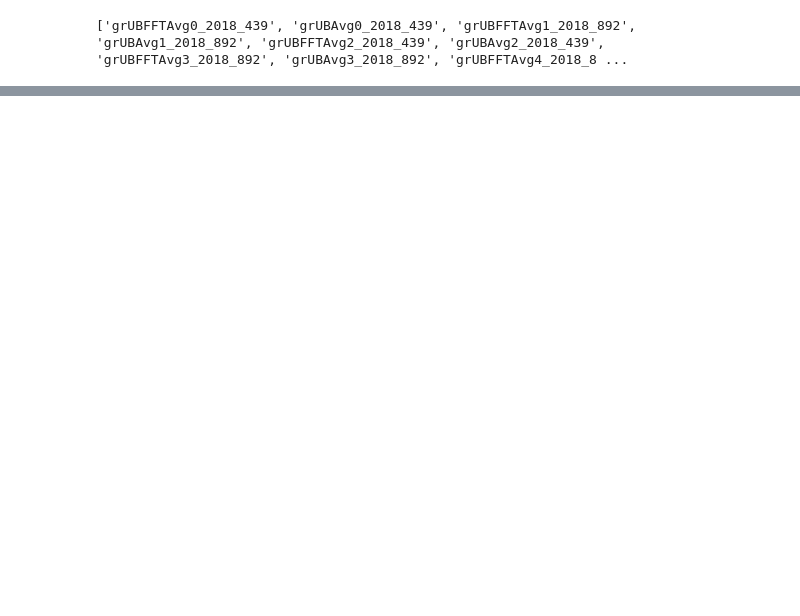
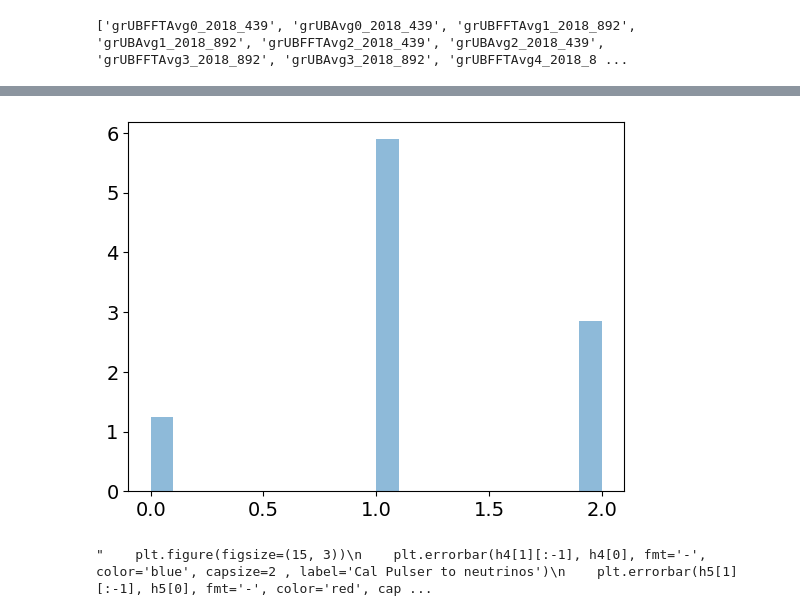
Before and after one commit to Teikiet/Monopoles_TK, a Jupyter notebook: Analyzing/Correlation.ipynb, the cells around one changed output, grey strips where cells are left out. Drawn from its saved outputs; the diff is of its cells as text; code cells hidden in the pictures; blank space fills up the shorter version.

```diff
--- a/Analyzing/Correlation.ipynb
+++ b/Analyzing/Correlation.ipynb
@@ -361,0 +234,68 @@ plt.show()
+# %%
+t = trace_mm_v
+P = []
+for i in range(len(t)):
+    P.append(t[i][0])
+plt.hist(P, bins=20, density=True, alpha=0.5, label="mm")
+
+t = trace_neu_v
+P = []
+for i in range(len(t)):
+    P.append(t[i][0])
+#plt.hist(P, bins=20, density=True, alpha=0.5, label="neu")
+# %% [output]
+[figure, added]
+# %%
+#V_pole channel:
+import numpy as np
+import matplotlib.pyplot as plt
+
+# Data for histograms
+
+def plot_corr(data1, data2, data3, data4, data5, data6, name):
+    # Create a figure and set up subplots
+    bin_edges = 100
+    # Plot the first histogram with log scale on y-axis
+    h1 = np.histogram(data1, bins=bin_edges, density=True)
+
+    h2 = np.histogram(data2, bins=bin_edges,  density=True)
+
+    h3 = np.histogram(data3, bins=bin_edges,   density=True)
+
+    h4 = np.histogram(data4, bins=bin_edges,   density=True)
+
+    h5 = np.histogram(data5, bins=bin_edges,   density=True)
+
+    h6 = np.histogram(data6, bins=bin_edges, density=True)
+    # Add labels and title to the figure
+    #plt.yscale('log')
+    # Show the plot
+    #plt.figure(figsize=(15, 3))
+    #plt.errorbar(h1[1][:-1], h1[0], fmt='-', color='blue', capsize=2, label='neutrinos to neutrinos ')
+    #plt.errorbar(h2[1][:-1], h2[0], fmt='-', color='red', capsize=2 , label='monopoles to monopoles')
+    plt.errorbar(h3[1][:-1], h3[0], fmt='-', capsize=2 , label=f'monopoles to neutrinos: {name}')
+    #plt.errorbar(h6[1][:-1], h6[0], fmt='--', color='green', capsize=2 , label='noise to noise')
+
+    #plt.yscale('symlog')
+    #plt.xscale('log')
+    plt.grid()
+    plt.legend(loc='upper right')
+    plt.xlabel('Correlation coefficient')
+    plt.ylabel('Density distribution')
+    plt.title(f'Density distribution of correlation between waveforms of {name} at E = 1e{E} EeV')
+    #plt.show()
+"""    plt.figure(figsize=(15, 3))
+    plt.errorbar(h4[1][:-1], h4[0], fmt='-', color='blue', capsize=2 , label='Cal Pulser to neutrinos')
+    plt.errorbar(h5[1][:-1], h5[0], fmt='-', color='red', capsize=2 , label='Cal Pulser to monopoles')
+    plt.errorbar(h6[1][:-1], h6[0], fmt='--', color='black', capsize=2 , label='noise to Cal Pulser')
+
+    plt.yscale('symlog')
+    #plt.xscale('log')
+    plt.grid()
+    plt.legend(loc='upper right')
+    plt.xlabel('Correlation coefficient')
+    plt.ylabel('Density distribution')
+    plt.title(f'Density distribution of correlation between waveforms of {name} at E = 1e{E} EeV')
+    plt.show()"""
+# %% [output]
+"    plt.figure(figsize=(15, 3))\n    plt.errorbar(h4[1][:-1], h4[0], fmt='-', color='blue', capsize=2 , label='Cal Pulser to neutrinos')\n    plt.errorbar(h5[1][:-1], h5[0], fmt='-', color='red', cap ...
```
Also changed, not shown: parts of 11 cells of this notebook, 11 other files.
